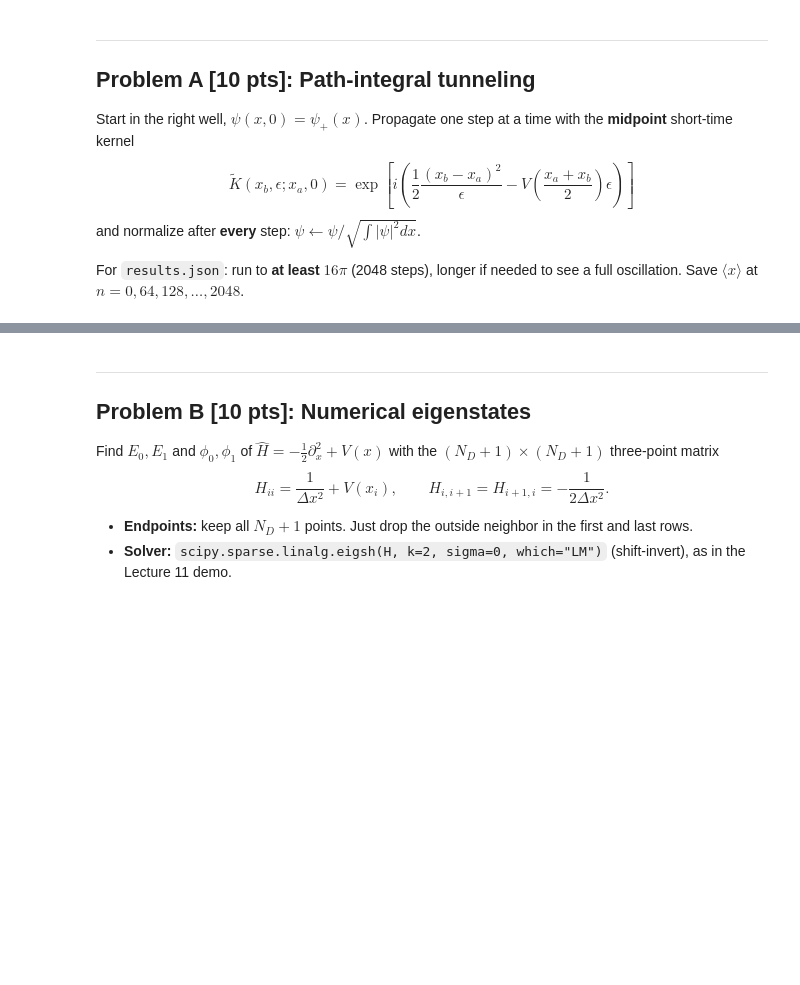
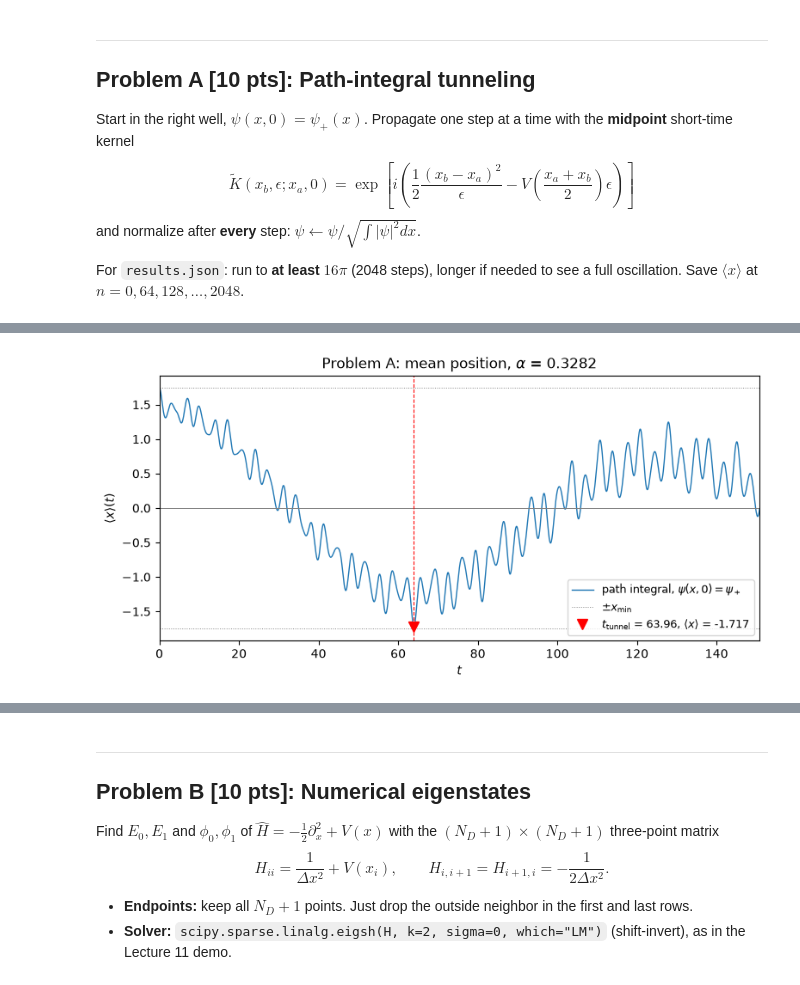
Before and after one commit to nguyentamphuc08/PHYS-242-HW-2, a Jupyter notebook: Assignment 2 Homework.ipynb, the cells around one changed output, grey strips where cells are left out. Saved outputs shown, nothing was run; the diff lists cells and outputs as text; code cells hidden in the pictures; blank space fills up the shorter version.

Commit message:
Complete Assignment 2 parts A-D

```diff
--- a/Assignment 2 Homework.ipynb
+++ b/Assignment 2 Homework.ipynb
@@ -51,2 +87,31 @@ from numba import njit
 # %%
 # Shared functions: V(x, alpha), psi_plus / psi_minus, ...
+
+@njit
+def V(x, alpha):
+    """Double-well potential, eq. (1). @njit so the path-integral kernel can call it later."""
+    return alpha * x**4 - 2 * x**2 + 1 / alpha
+
+def V_plus(x, xmin):
+    """Harmonic approximation around the right minimum, eq. (3)."""
+    return 4 * (x - xmin)**2
+
+def V_minus(x, xmin):
+    """Harmonic approximation around the left minimum, eq. (4)."""
+    return 4 * (x + xmin)**2
+
+def gaussian_ground_state(x, center):
+    """Harmonic-oscillator ground state centered at `center`, eq. (5)."""
+    return (OMEGA / (np.pi * HBAR))**0.25 * np.exp(-OMEGA * (x - center)**2 / (2 * HBAR))
+
+def integrate(f):
+    """Grid integral: dx * sum over ALL points, including both endpoints (assignment convention)."""
+    return DELTAX * np.sum(f)
+
+def normalize(psi):
+    """Return psi / sqrt( integral |psi|^2 dx )."""
+    return psi / np.sqrt(integrate(np.abs(psi)**2))
+
+# Localized states in each well
+psi_plus = gaussian_ground_state(x, +XMIN)    # right well, the initial state for Problem A
+psi_minus = gaussian_ground_state(x, -XMIN)   # left well
@@ -67,2 +302,17 @@ Follow one full slow oscillation (right → left → back). Plot $\langle x\rang
 # %%
 # A(i): plot <x>(t) with t_tunnel marked
+
+fig, ax = plt.subplots(figsize=(9, 4))
+ax.plot(t, x_mean_A, lw=1, label=r"path integral, $\psi(x,0)=\psi_+$")
+ax.axhline(0, color="gray", lw=0.7)
+ax.axhline(+XMIN, color="gray", lw=0.7, ls=":")
+ax.axhline(-XMIN, color="gray", lw=0.7, ls=":", label=r"$\pm x_\mathrm{min}$")
+ax.axvline(t_tunnel, color="red", lw=0.8, ls="--")
+ax.plot(t_tunnel, x_mean_A[n_tunnel], "v", color="red", ms=9,
+        label=rf"$t_\mathrm{{tunnel}}$ = {t_tunnel:.2f}, $\langle x\rangle$ = {x_mean_A[n_tunnel]:.3f}")
+ax.set(xlabel=r"$t$", ylabel=r"$\langle x\rangle(t)$", xlim=(0, t[-1]),
+       title=rf"Problem A: mean position, $\alpha$ = {ALPHA}")
+ax.legend(loc="lower right", fontsize=9)
+plt.show()
+# %% [output]
+[figure, added]
```
Also changed, not shown: parts of 28 cells of this notebook, 1 other file.
